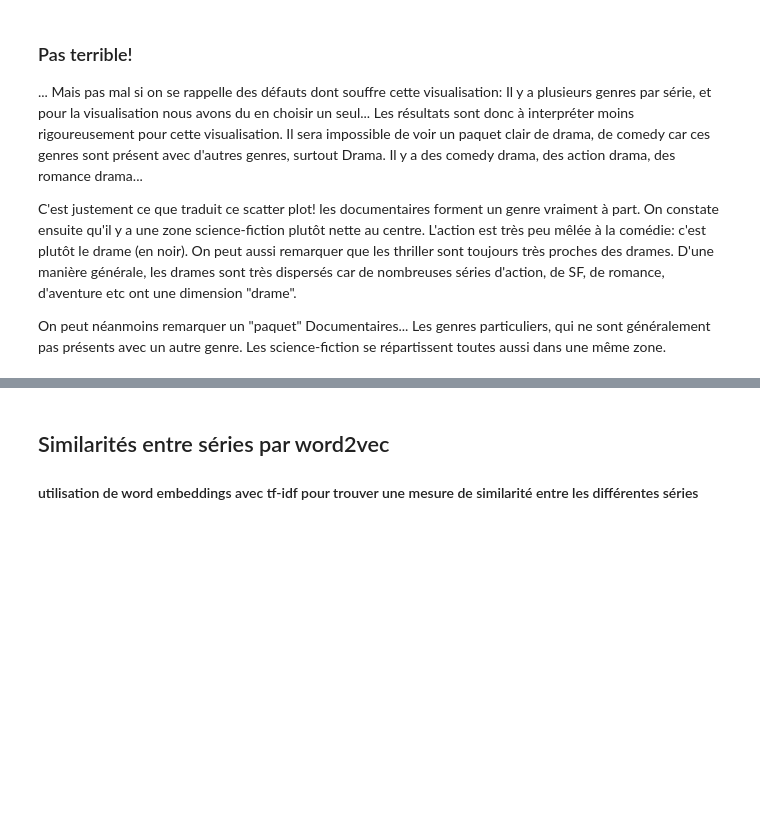
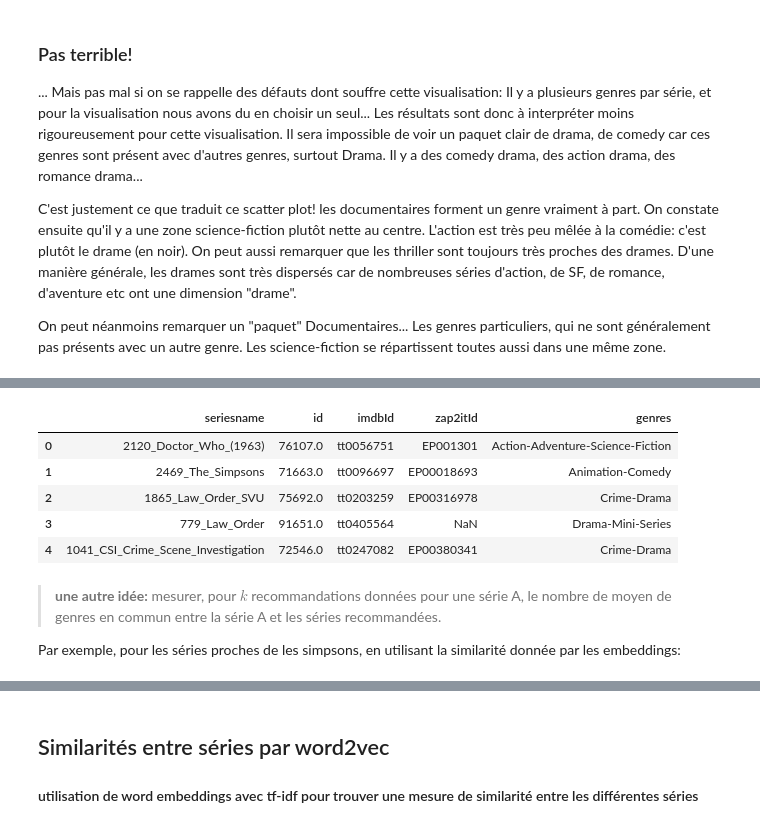
Before and after one commit to ismaelbonneau/movie_recommender, a Jupyter notebook: similarities.ipynb, the cells around one changed output, grey strips where cells are left out. Drawn from its saved outputs; the diff is of its cells as text; code cells hidden in the pictures; blank space fills up the shorter version.

```diff
--- a/similarities.ipynb
+++ b/similarities.ipynb
@@ -756,0 +584,13 @@ ERROR:bokeh.core.validation.check:E-1001 (BAD_COLUMN_NAME): Glyph refers to none
+# %%
+series_df.head()
+# %% [output]
+|  | seriesname | id | imdbId | zap2itId | genres |
+| 0 | 2120_Doctor_Who_(1963) | 76107.0 | tt0056751 | EP001301 | Action-Adventure-Science-Fiction |
+| 1 | 2469_The_Simpsons | 71663.0 | tt0096697 | EP00018693 | Animation-Comedy |
+| 2 | 1865_Law_Order_SVU | 75692.0 | tt0203259 | EP00316978 | Crime-Drama |
+| 3 | 779_Law_Order | 91651.0 | tt0405564 | NaN | Drama-Mini-Series |
+| 4 | 1041_CSI_Crime_Scene_Investigation | 72546.0 | tt0247082 | EP00380341 | Crime-Drama |
+# %% [markdown]
+> **une autre idée:** mesurer, pour ${k}$ recommandations données pour une série A, le nombre de moyen de genres en commun entre la série A et les séries recommandées.
+
+Par exemple, pour les séries proches de les simpsons, en utilisant la similarité donnée par les embeddings:
```
Also changed, not shown: parts of 32 cells of this notebook.
